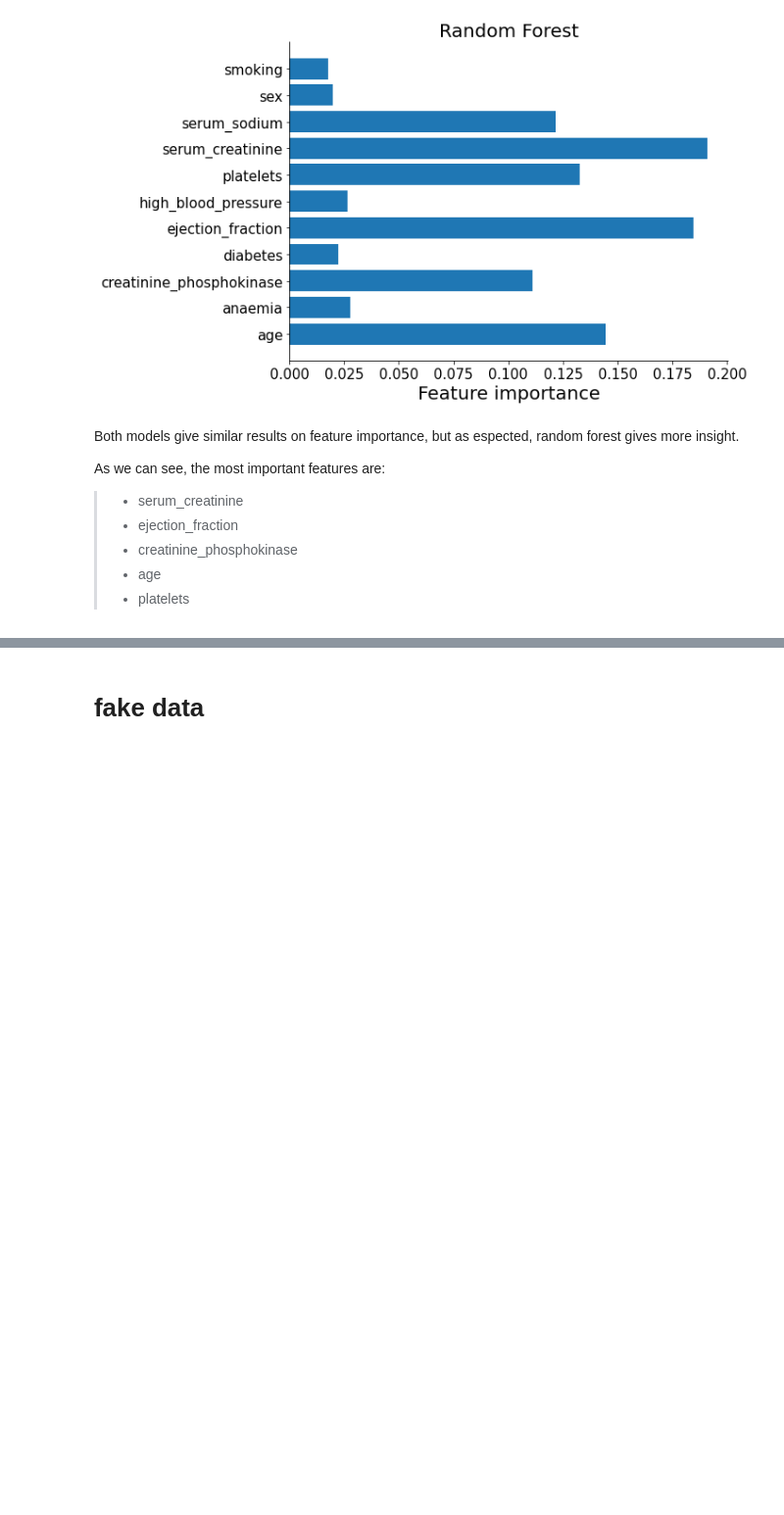
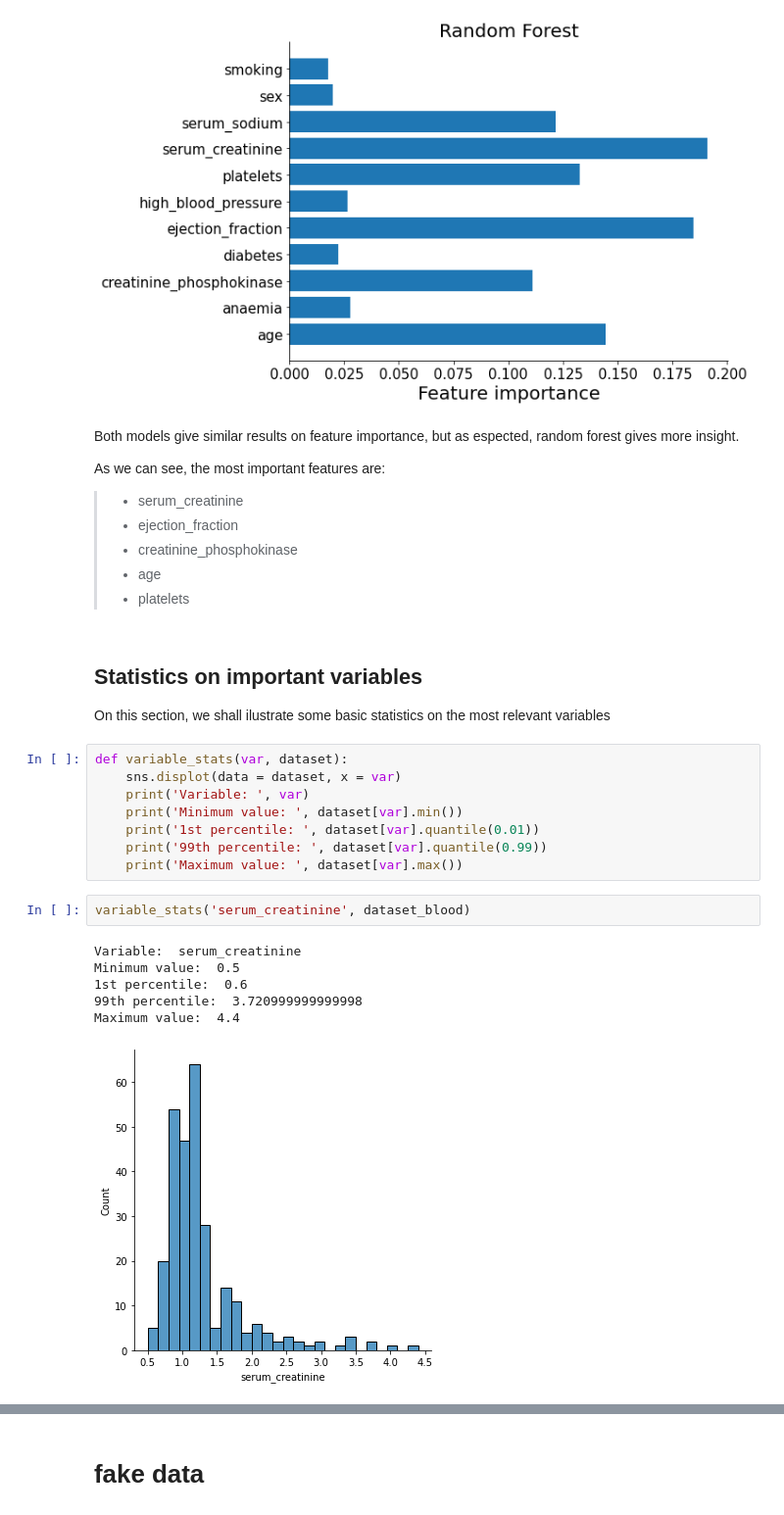
Before and after one commit to mateo-st/ML_UM, a Jupyter notebook: 3º Lab/LAB3 - Mordetzki, Stipanicic.ipynb, the cells around one changed output, grey strips where cells are left out. Shown at 98% size. Cells and saved outputs as stored; diff of their text form; blank space fills up the shorter version.

Commit message:
agregado de estadisticas en variables importantes

```diff
--- a/3º Lab/LAB3 - Mordetzki, Stipanicic.ipynb
+++ b/3º Lab/LAB3 - Mordetzki, Stipanicic.ipynb
@@ -377,3 +377,23 @@ As we can see, the most important features are:
 > * creatinine_phosphokinase
 > * age
 > * platelets
+# %% [markdown]
+## Statistics on important variables
+On this section, we shall ilustrate some basic statistics on the most relevant variables
+# %%
+def variable_stats(var, dataset):
+    sns.displot(data = dataset, x = var)
+    print('Variable: ', var)
+    print('Minimum value: ', dataset[var].min())
+    print('1st percentile: ', dataset[var].quantile(0.01))
+    print('99th percentile: ', dataset[var].quantile(0.99))
+    print('Maximum value: ', dataset[var].max())
+# %%
+variable_stats('serum_creatinine', dataset_blood)
+# %% [output]
+Variable:  serum_creatinine
+Minimum value:  0.5
+1st percentile:  0.6
+99th percentile:  3.720999999999998
+Maximum value:  4.4
+[figure, added]
```
Also changed, not shown: parts of 15 cells of this notebook.
